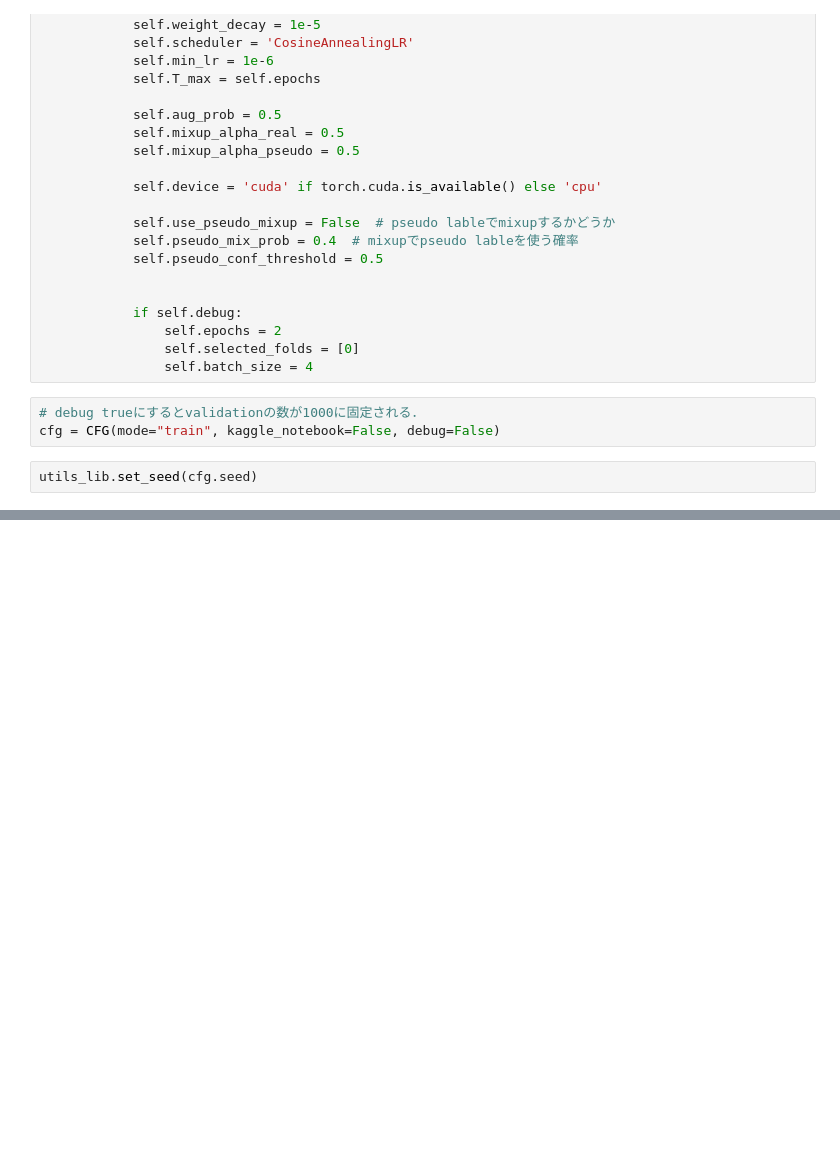
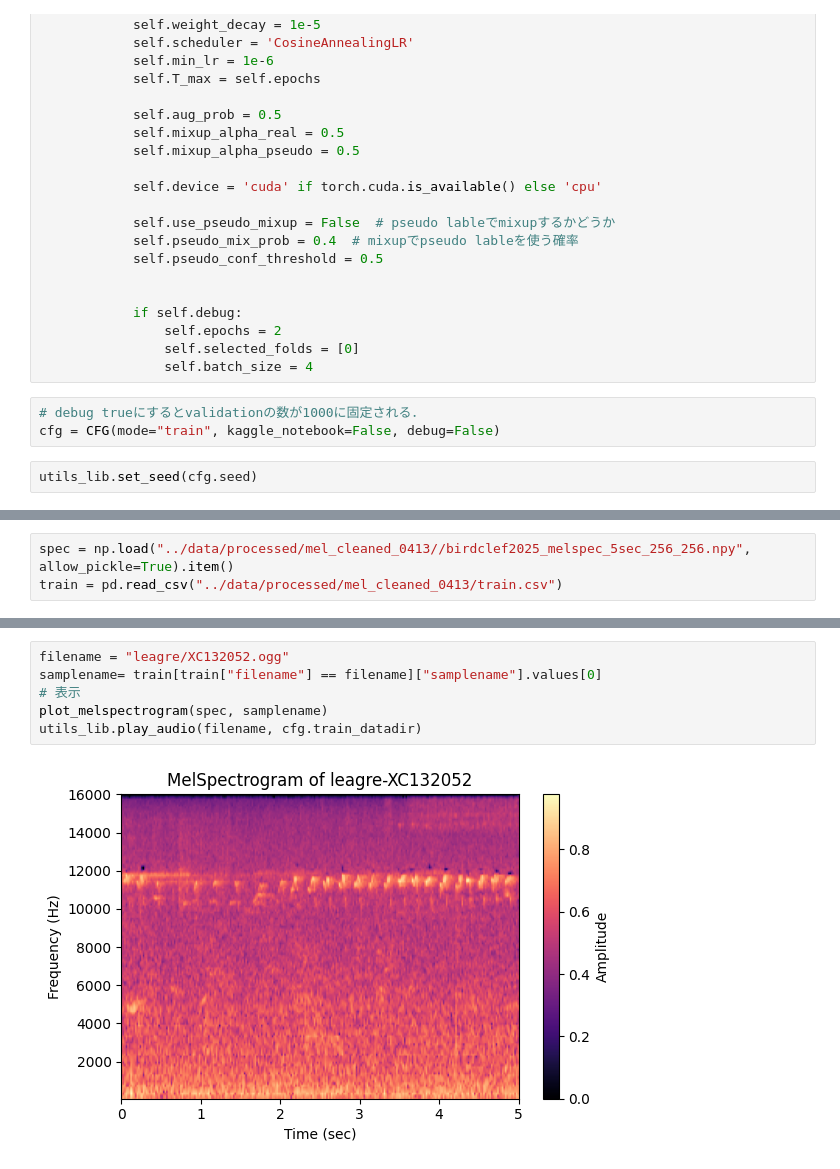
Before and after one commit to junya737/birdclef-2025, a Jupyter notebook: scripts/check_predictions.ipynb, the cells around one changed output, grey strips where cells are left out. Cells and saved outputs as stored; diff of their text form; blank space fills up the shorter version.

```diff
--- a/scripts/check_predictions.ipynb
+++ b/scripts/check_predictions.ipynb
@@ -189,0 +137,3 @@ loss_df.head(10)  # 上位10件を表示
+# %%
+spec = np.load("../data/processed/mel_cleaned_0413//birdclef2025_melspec_5sec_256_256.npy", allow_pickle=True).item()
+train = pd.read_csv("../data/processed/mel_cleaned_0413/train.csv")
@@ -189,0 +265,8 @@ loss_df.head(10)  # 上位10件を表示
+# %%
+filename = "leagre/XC132052.ogg"
+samplename= train[train["filename"] == filename]["samplename"].values[0]
+# 表示
+plot_melspectrogram(spec, samplename)
+utils_lib.play_audio(filename, cfg.train_datadir)
+# %% [output]
+[figure, added]
```
Also changed, not shown: parts of 17 cells of this notebook.
